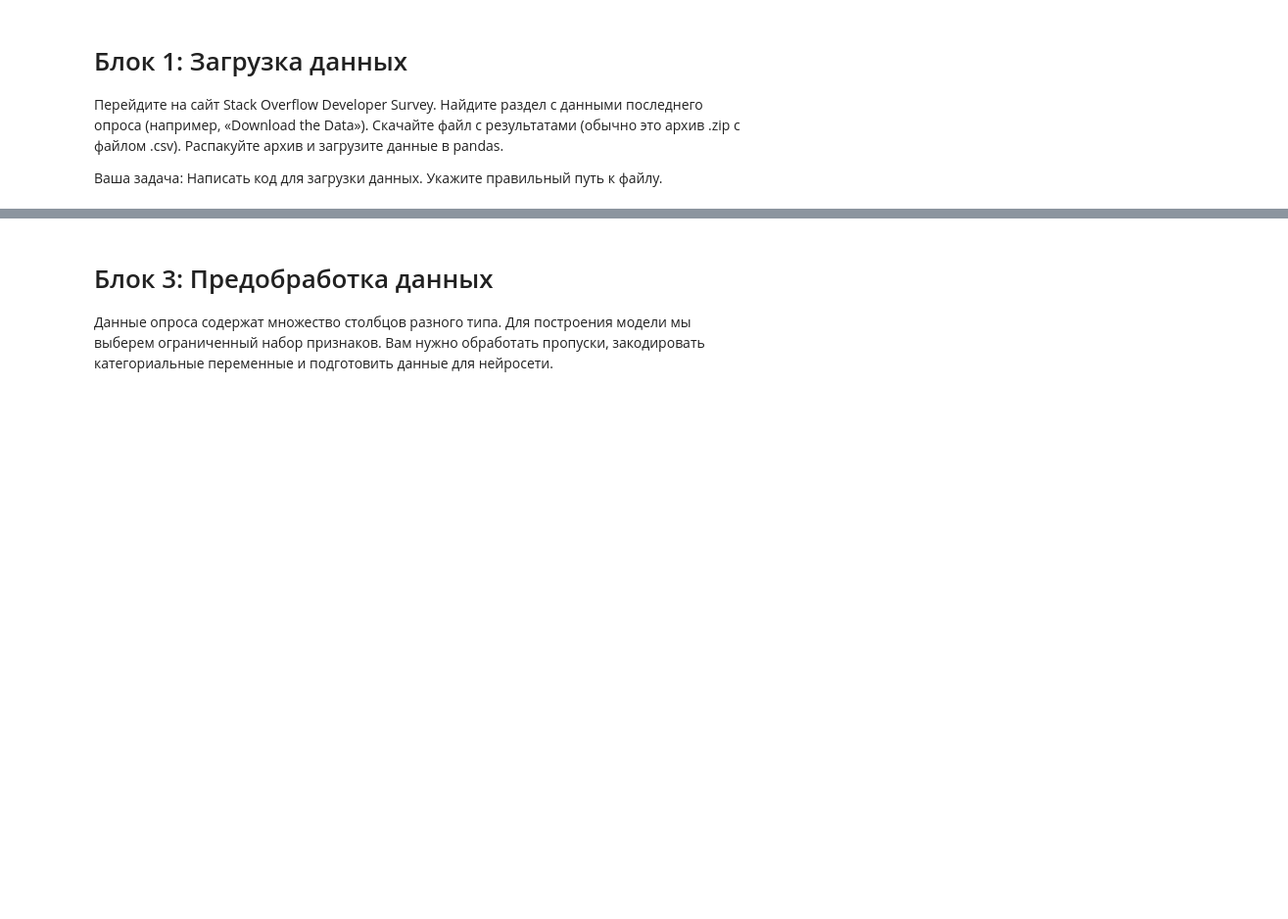
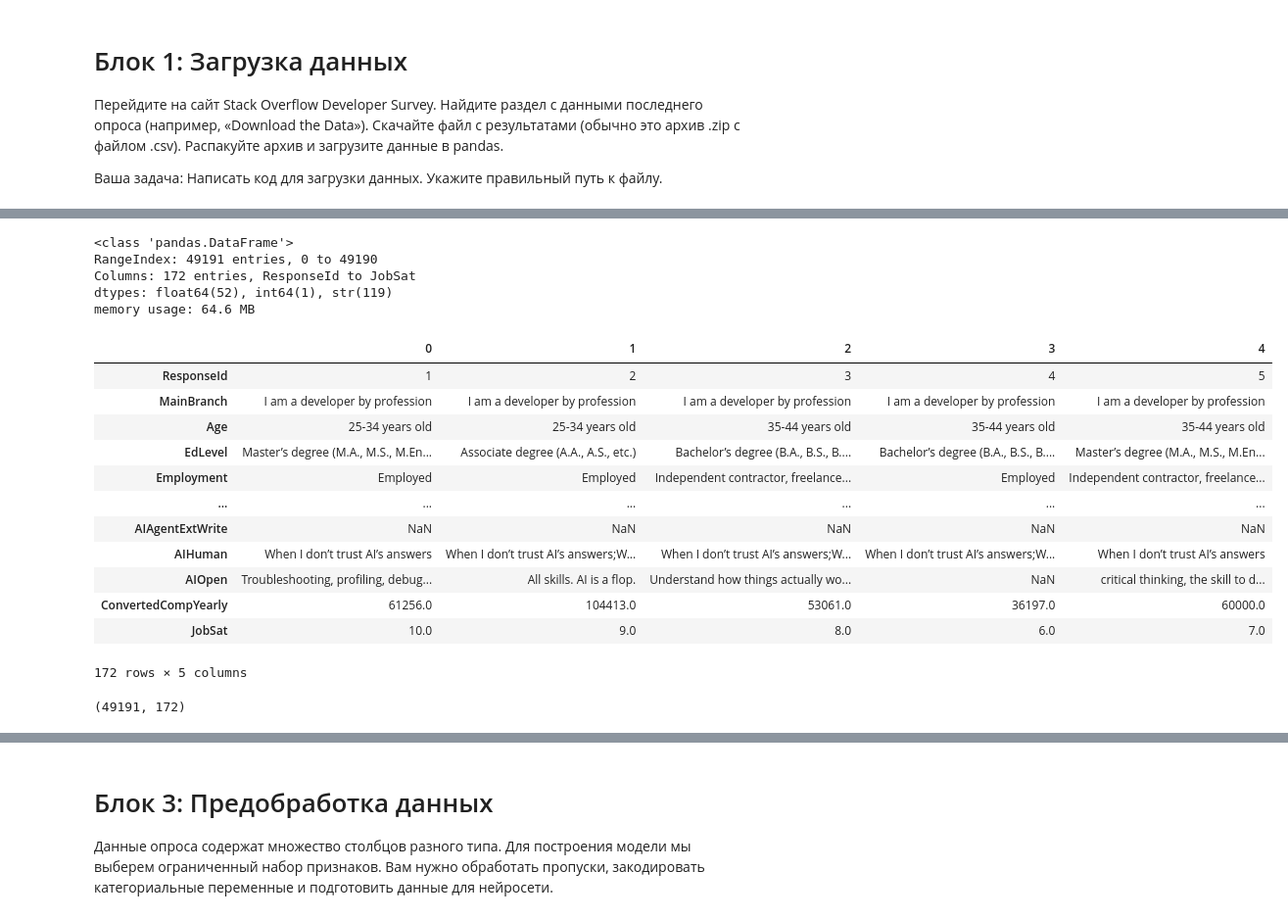
Before and after one commit to KrisTinaShch/TM_Practice, a Jupyter notebook: stackoverflow_salary_prediction/salary_prediction_nn.ipynb, the cells around one changed output, grey strips where cells are left out. Shown at 98% size. Drawn from its saved outputs; the diff is of its cells as text; code cells hidden in the pictures; blank space fills up the shorter version.

```diff
--- a/stackoverflow_salary_prediction/salary_prediction_nn.ipynb
+++ b/stackoverflow_salary_prediction/salary_prediction_nn.ipynb
@@ -29,0 +60,28 @@
+# %%
+data.info()
+# %% [output]
+<class 'pandas.DataFrame'>
+RangeIndex: 49191 entries, 0 to 49190
+Columns: 172 entries, ResponseId to JobSat
+dtypes: float64(52), int64(1), str(119)
+memory usage: 64.6 MB
+# %%
+data.head().T
+# %% [output]
+|  | 0 | 1 | 2 | 3 | 4 |
+| ResponseId | 1 | 2 | 3 | 4 | 5 |
+| MainBranch | I am a developer by profession | I am a developer by profession | I am a developer by profession | I am a developer by profession | I am a developer by profession |
+| Age | 25-34 years old | 25-34 years old | 35-44 years old | 35-44 years old | 35-44 years old |
+| EdLevel | Master’s degree (M.A., M.S., M.En... | Associate degree (A.A., A.S., etc.) | Bachelor’s degree (B.A., B.S., B.... | Bachelor’s degree (B.A., B.S., B.... | Master’s degree (M.A., M.S., M.En... |
+| Employment | Employed | Employed | Independent contractor, freelance... | Employed | Independent contractor, freelance... |
+| ... | ... | ... | ... | ... | ... |
+| AIAgentExtWrite | NaN | NaN | NaN | NaN | NaN |
+| AIHuman | When I don’t trust AI’s answers | When I don’t trust AI’s answers;W... | When I don’t trust AI’s answers;W... | When I don’t trust AI’s answers;W... | When I don’t trust AI’s answers |
+| AIOpen | Troubleshooting, profiling, debug... | All skills. AI is a flop. | Understand how things actually wo... | NaN | critical thinking, the skill to d... |
+| ConvertedCompYearly | 61256.0 | 104413.0 | 53061.0 | 36197.0 | 60000.0 |
+| JobSat | 10.0 | 9.0 | 8.0 | 6.0 | 7.0 |
+172 rows × 5 columns
+# %%
+data.shape
+# %% [output]
+(49191, 172)
```
Also changed, not shown: parts of 14 cells of this notebook, 1 other file.
